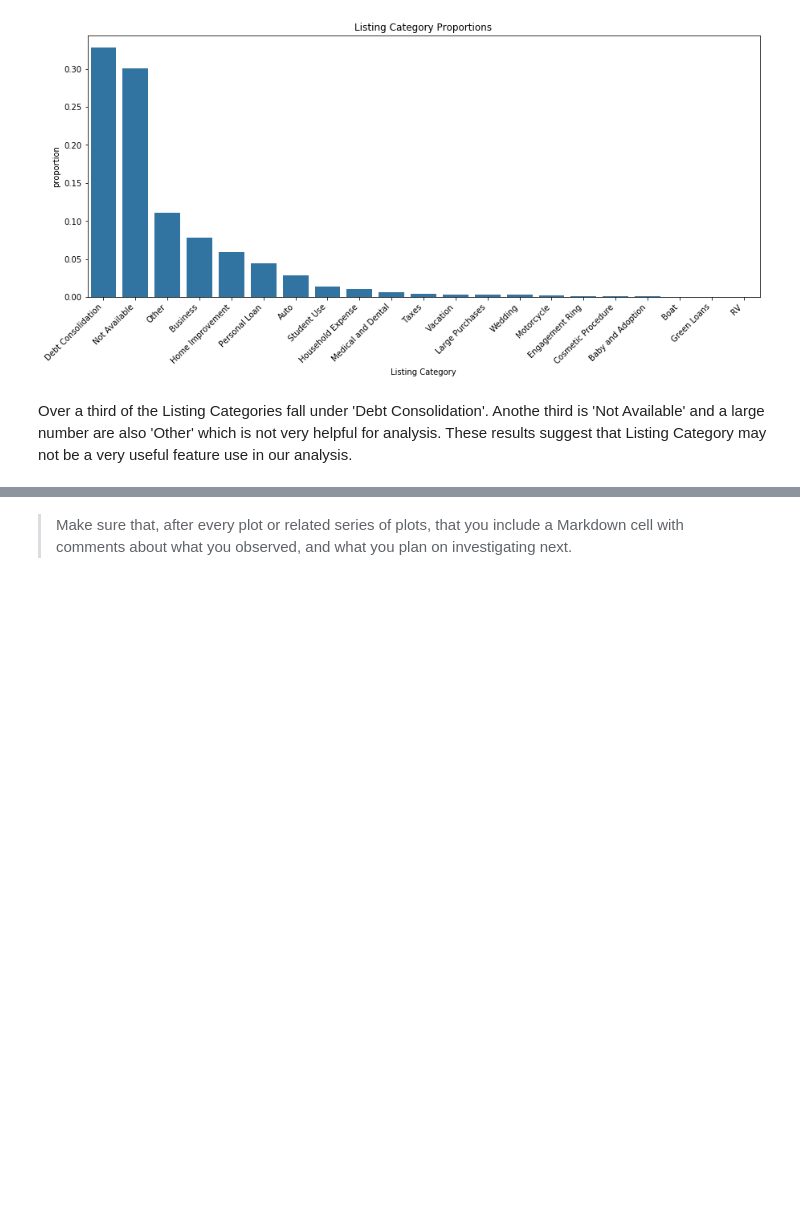
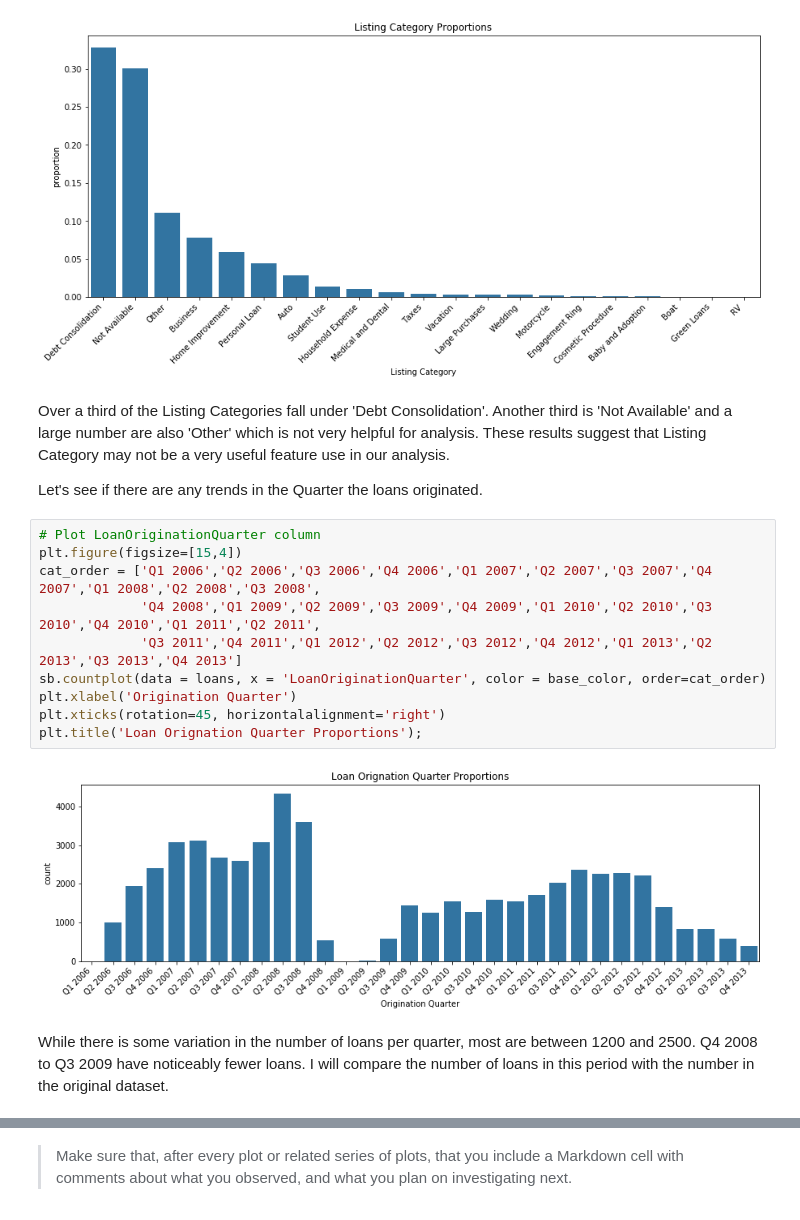
Before and after one commit to Jeffro80/DAND_Communicate_Findings, a Jupyter notebook: exploration-WORKING.ipynb, the cells around one changed output, grey strips where cells are left out. Cells and saved outputs as stored; diff of their text form; blank space fills up the shorter version.

Commit message:
Add Loan Origination Quarter plot

```diff
--- a/exploration-WORKING.ipynb
+++ b/exploration-WORKING.ipynb
@@ -399,4 +399,20 @@ plt.title('Listing Category Proportions');
 # %% [output]
 [figure]
 # %% [markdown]
-Over a third of the Listing Categories fall under 'Debt Consolidation'. Anothe third is 'Not Available' and a large number are also 'Other' which is not very helpful for analysis. These results suggest that Listing Category may not be a very useful feature use in our analysis.
+Over a third of the Listing Categories fall under 'Debt Consolidation'. Another third is 'Not Available' and a large number are also 'Other' which is not very helpful for analysis. These results suggest that Listing Category may not be a very useful feature use in our analysis.
+
+Let's see if there are any trends in the Quarter the loans originated.
+# %%
+# Plot LoanOriginationQuarter column
+plt.figure(figsize=[15,4])
+cat_order = ['Q1 2006','Q2 2006','Q3 2006','Q4 2006','Q1 2007','Q2 2007','Q3 2007','Q4 2007','Q1 2008','Q2 2008','Q3 2008',
+             'Q4 2008','Q1 2009','Q2 2009','Q3 2009','Q4 2009','Q1 2010','Q2 2010','Q3 2010','Q4 2010','Q1 2011','Q2 2011',
+             'Q3 2011','Q4 2011','Q1 2012','Q2 2012','Q3 2012','Q4 2012','Q1 2013','Q2 2013','Q3 2013','Q4 2013']
+sb.countplot(data = loans, x = 'LoanOriginationQuarter', color = base_color, order=cat_order)
+plt.xlabel('Origination Quarter')
+plt.xticks(rotation=45, horizontalalignment='right')
+plt.title('Loan Orignation Quarter Proportions');
+# %% [output]
+[figure, added]
+# %% [markdown]
+While there is some variation in the number of loans per quarter, most are between 1200 and 2500. Q4 2008 to Q3 2009 have noticeably fewer loans. I will compare the number of loans in this period with the number in the original dataset.
```
Also changed, not shown: parts of 2 cells of this notebook.
